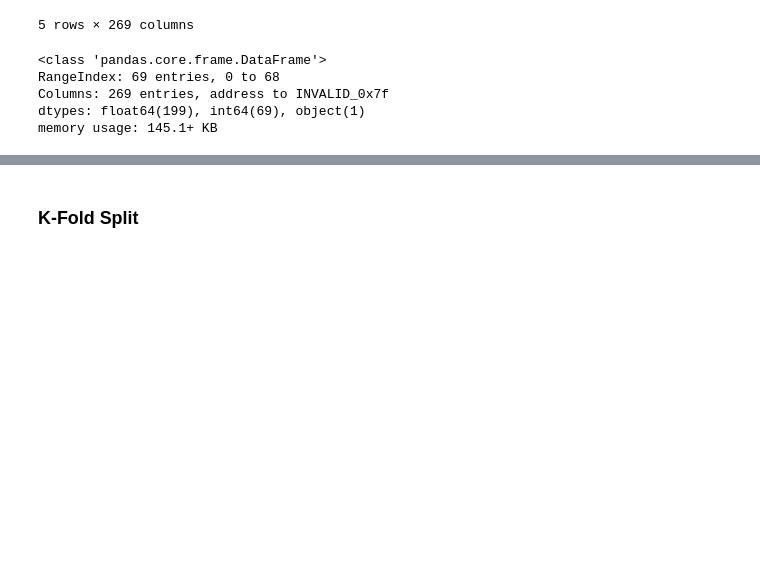
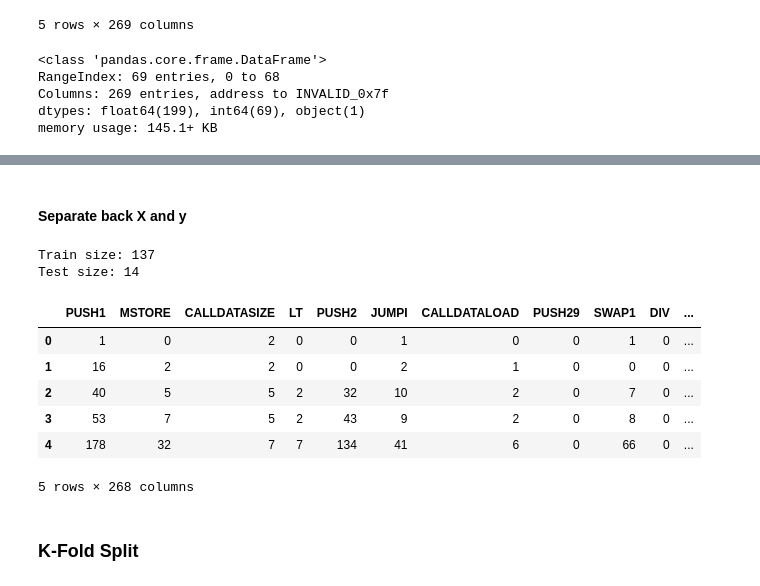
Before and after one commit to patorsiang/rugpull-detection-msc-kent-2025, a Jupyter notebook: ml/notebooks/harmonization/opcode_frequency_split.ipynb, the cells around one changed output, grey strips where cells are left out. Cells and saved outputs as stored; diff of their text form; code cells hidden in the pictures; blank space fills up the shorter version.

Commit message:
chore: saving training model for opcode freq and ngram

```diff
--- a/ml/notebooks/harmonization/opcode_frequency_split.ipynb
+++ b/ml/notebooks/harmonization/opcode_frequency_split.ipynb
@@ -118,0 +127,2 @@ Test size: 14
+# %%
+df_full = pd.concat(Xy_resampled, ignore_index=True)
@@ -119,3 +131,37 @@ Test size: 14
+# %%
+feature_cols = df_full.columns[:-len(y_train.columns)]  # assume features are the first N columns
+label_cols = y_train.columns
+# %%
+df_final = df_full.groupby(list(feature_cols), as_index=False)[label_cols.tolist()].max()
+# %% [markdown]
+#### Separate back X and y
+# %%
+X_train = df_final[feature_cols].fillna(0).astype(int)
+y_train = df_final[label_cols].fillna(0).astype(int)
+# %%
+# Merge for saving (optional — for keeping features + labels together)
+train_df = pd.concat([X_train, y_train], axis=1)
+test_df = pd.concat([X_test, y_test], axis=1)
+
+# Save
+train_df.to_csv(os.path.join(PROCESS_PATH, 'train-opcode-freq.csv'), index=False)
+test_df.to_csv(os.path.join(PROCESS_PATH, 'test-opcode-freq.csv'), index=False)
+
+print("Train size:", len(train_df))
+print("Test size:", len(test_df))
+# %% [output]
+Train size: 137
+Test size: 14
+# %%
+train_df.head()
+# %% [output]
+|  | PUSH1 | MSTORE | CALLDATASIZE | LT | PUSH2 | JUMPI | CALLDATALOAD | PUSH29 | SWAP1 | DIV | ... |
+| 0 | 1 | 0 | 2 | 0 | 0 | 1 | 0 | 0 | 1 | 0 | ... |
+| 1 | 16 | 2 | 2 | 0 | 0 | 2 | 1 | 0 | 0 | 0 | ... |
+| 2 | 40 | 5 | 5 | 2 | 32 | 10 | 2 | 0 | 7 | 0 | ... |
+| 3 | 53 | 7 | 5 | 2 | 43 | 9 | 2 | 0 | 8 | 0 | ... |
+| 4 | 178 | 32 | 7 | 7 | 134 | 41 | 6 | 0 | 66 | 0 | ... |
+5 rows × 268 columns
 # %% [markdown]
 ### K-Fold Split
 # %%
```
Also changed, not shown: parts of 8 cells of this notebook, 8 other files.
